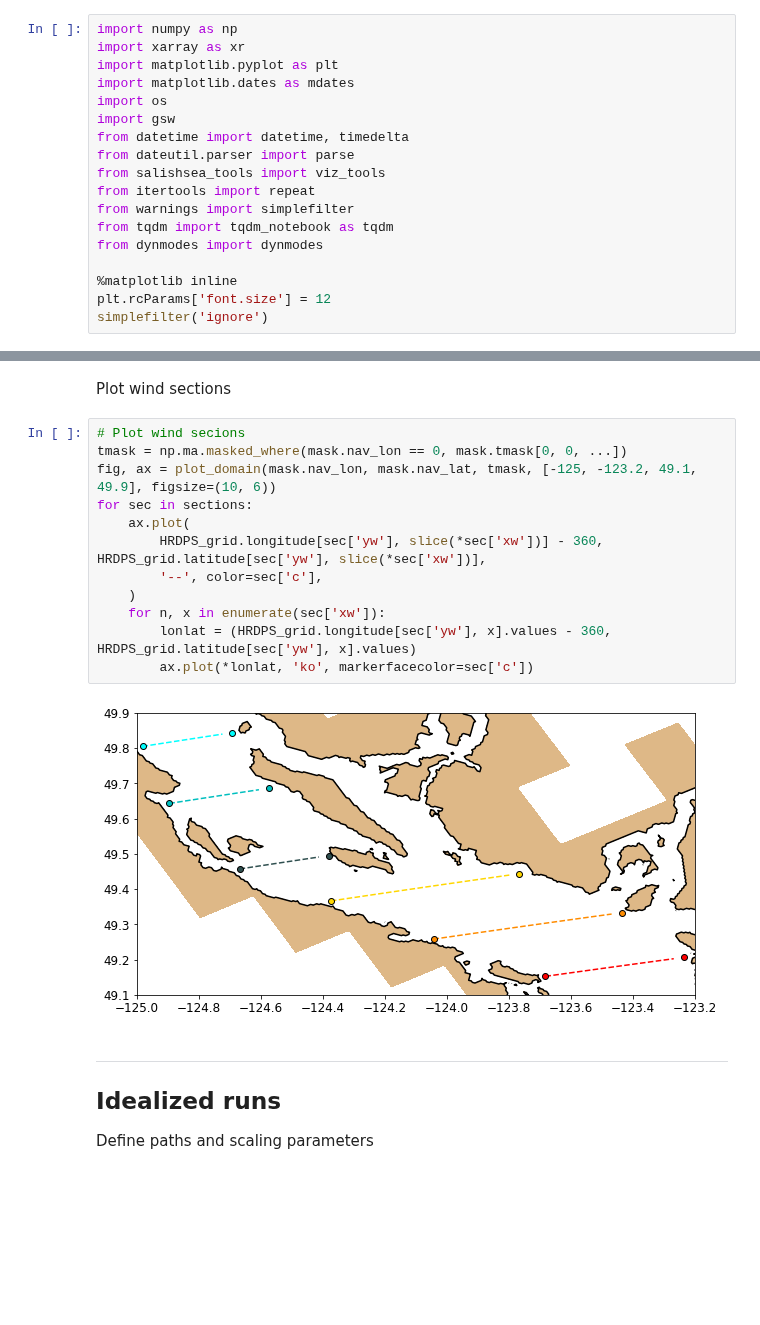
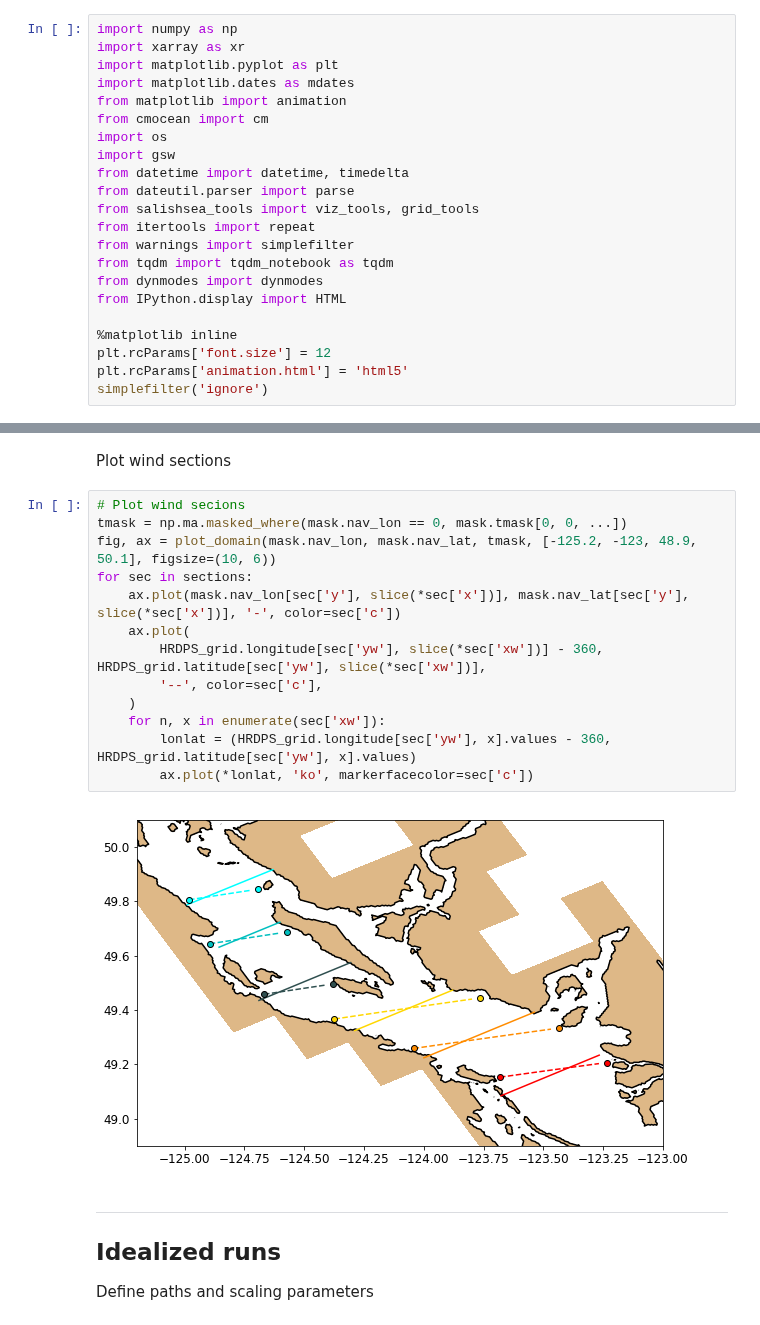
Before and after one commit to SalishSeaCast/analysis-ben, a Jupyter notebook: notebooks/Upwelling_scaling.ipynb, the cells around one changed output, grey strips where cells are left out. Saved outputs shown, nothing was run; the diff lists cells and outputs as text; blank space fills up the shorter version.

```diff
--- a/notebooks/Upwelling_scaling.ipynb
+++ b/notebooks/Upwelling_scaling.ipynb
@@ -7,18 +7,22 @@ import numpy as np
 import xarray as xr
 import matplotlib.pyplot as plt
 import matplotlib.dates as mdates
+from matplotlib import animation
+from cmocean import cm
 import os
 import gsw
 from datetime import datetime, timedelta
 from dateutil.parser import parse
-from salishsea_tools import viz_tools
+from salishsea_tools import viz_tools, grid_tools
 from itertools import repeat
 from warnings import simplefilter
 from tqdm import tqdm_notebook as tqdm
 from dynmodes import dynmodes
+from IPython.display import HTML
 
 %matplotlib inline
 plt.rcParams['font.size'] = 12
+plt.rcParams['animation.html'] = 'html5'
 simplefilter('ignore')
 # %% [markdown]
 ***
@@ -243,17 +253,18 @@ Plot wind sections
 # %%
 # Plot wind secions
 tmask = np.ma.masked_where(mask.nav_lon == 0, mask.tmask[0, 0, ...])
-fig, ax = plot_domain(mask.nav_lon, mask.nav_lat, tmask, [-125, -123.2, 49.1, 49.9], figsize=(10, 6))
+fig, ax = plot_domain(mask.nav_lon, mask.nav_lat, tmask, [-125.2, -123, 48.9, 50.1], figsize=(10, 6))
 for sec in sections:
+    ax.plot(mask.nav_lon[sec['y'], slice(*sec['x'])], mask.nav_lat[sec['y'], slice(*sec['x'])], '-', color=sec['c'])
     ax.plot(
         HRDPS_grid.longitude[sec['yw'], slice(*sec['xw'])] - 360, HRDPS_grid.latitude[sec['yw'], slice(*sec['xw'])],
         '--', color=sec['c'],
     )
     for n, x in enumerate(sec['xw']):
         lonlat = (HRDPS_grid.longitude[sec['yw'], x].values - 360, HRDPS_grid.latitude[sec['yw'], x].values)
         ax.plot(*lonlat, 'ko', markerfacecolor=sec['c'])
 # %% [output]
-[figure, old version]
+[figure, new version]
 # %% [markdown]
 ***
 ## Idealized runs
```
Also changed, not shown: parts of 15 cells of this notebook, 3 other files.
